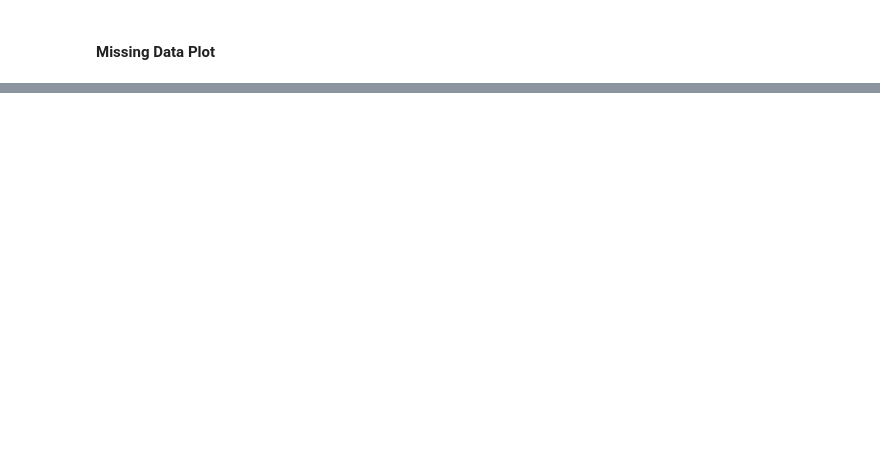
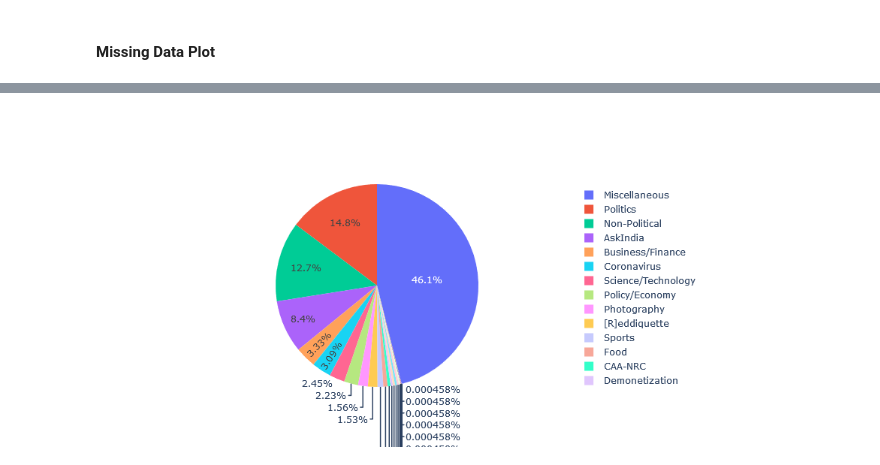
Before and after one commit to macabdul9/reddit-flait-detector, a Jupyter notebook: notebooks/reddit_flair_data_acquisation_June_2019.ipynb, the cells around one changed output, grey strips where cells are left out. Cells and saved outputs as stored; diff of their text form; code cells hidden in the pictures; blank space fills up the shorter version.

```diff
--- a/notebooks/reddit_flair_data_acquisation_June_2019.ipynb
+++ b/notebooks/reddit_flair_data_acquisation_June_2019.ipynb
@@ -283,0 +293,4 @@ msno.dendrogram(df)
+# %%
+a = df.link_flair_text
+# %%
+a = a.fillna("Miscellaneous")
@@ -283,0 +299,2 @@ msno.dendrogram(df)
+# %%
+flairs, freq = np.unique(a.values, return_counts=True)
@@ -283,0 +323,8 @@ msno.dendrogram(df)
+# %%
+labels = flairs
+values = freq
+
+fig = go.Figure(data=[go.Pie(labels=labels, values=values)])
+fig.show()
+# %% [output]
+[figure, added]
```
Also changed, not shown: parts of 18 cells of this notebook.
